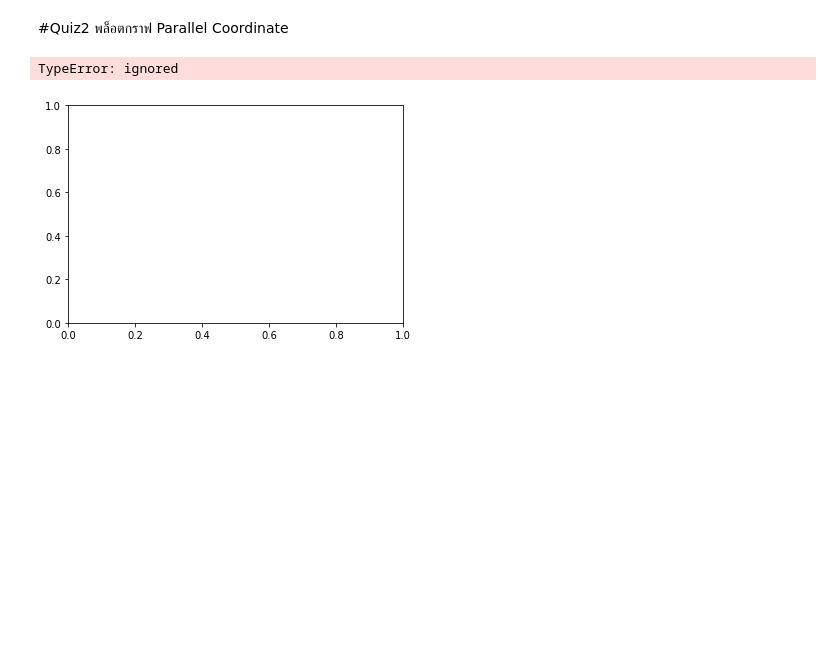
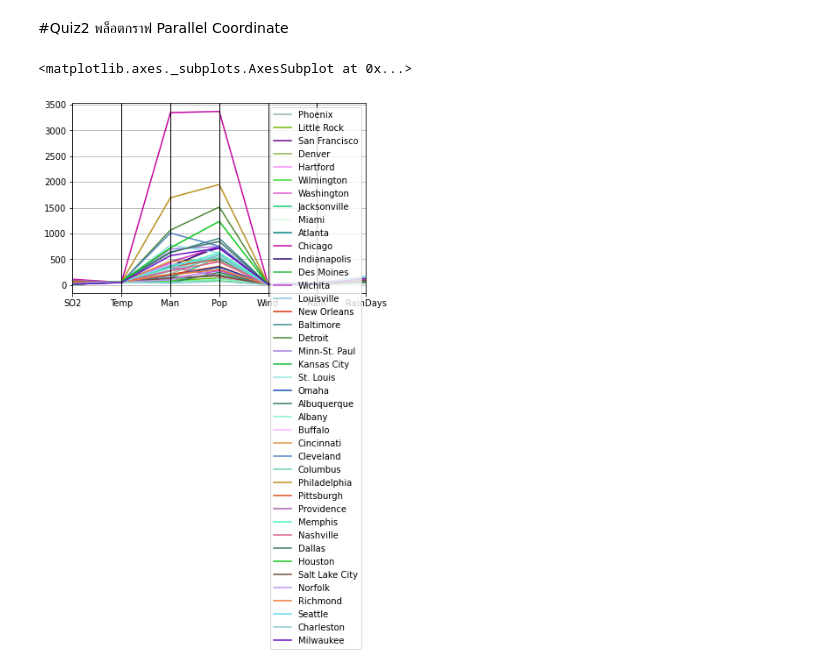
Before and after one commit to team0243/multivariate, a Jupyter notebook: Chapter2_Visualize_Multivariate_Data.ipynb, the cells around one changed output. Cells and saved outputs as stored; diff of their text form; code cells hidden in the pictures; blank space fills up the shorter version.

```diff
--- a/Chapter2_Visualize_Multivariate_Data.ipynb
+++ b/Chapter2_Visualize_Multivariate_Data.ipynb
@@ -119,8 +119,7 @@ pd.plotting.parallel_coordinates(
 พล็อตกราฟ Parallel Coordinate
 # %%
 pd.plotting.parallel_coordinates(
-    pollution_data, 'SO2', color=('#556270', '#4ECDC4', '#C7F464')
-)
+    pollution_data, 'City')
 # %% [output]
-TypeError: ignored
+<matplotlib.axes._subplots.AxesSubplot at 0x...>
-[figure, old version]
+[figure, new version]
```
